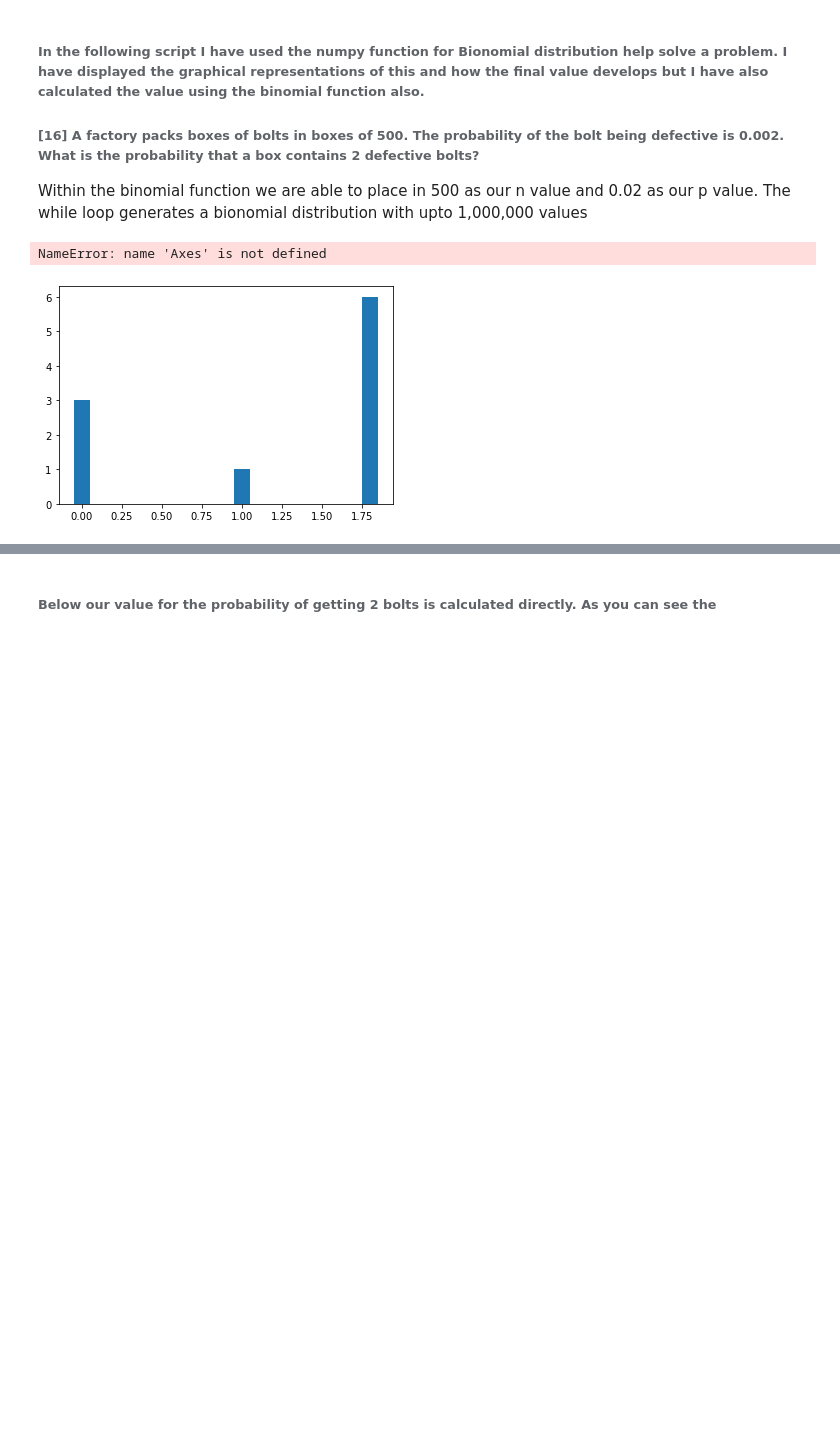
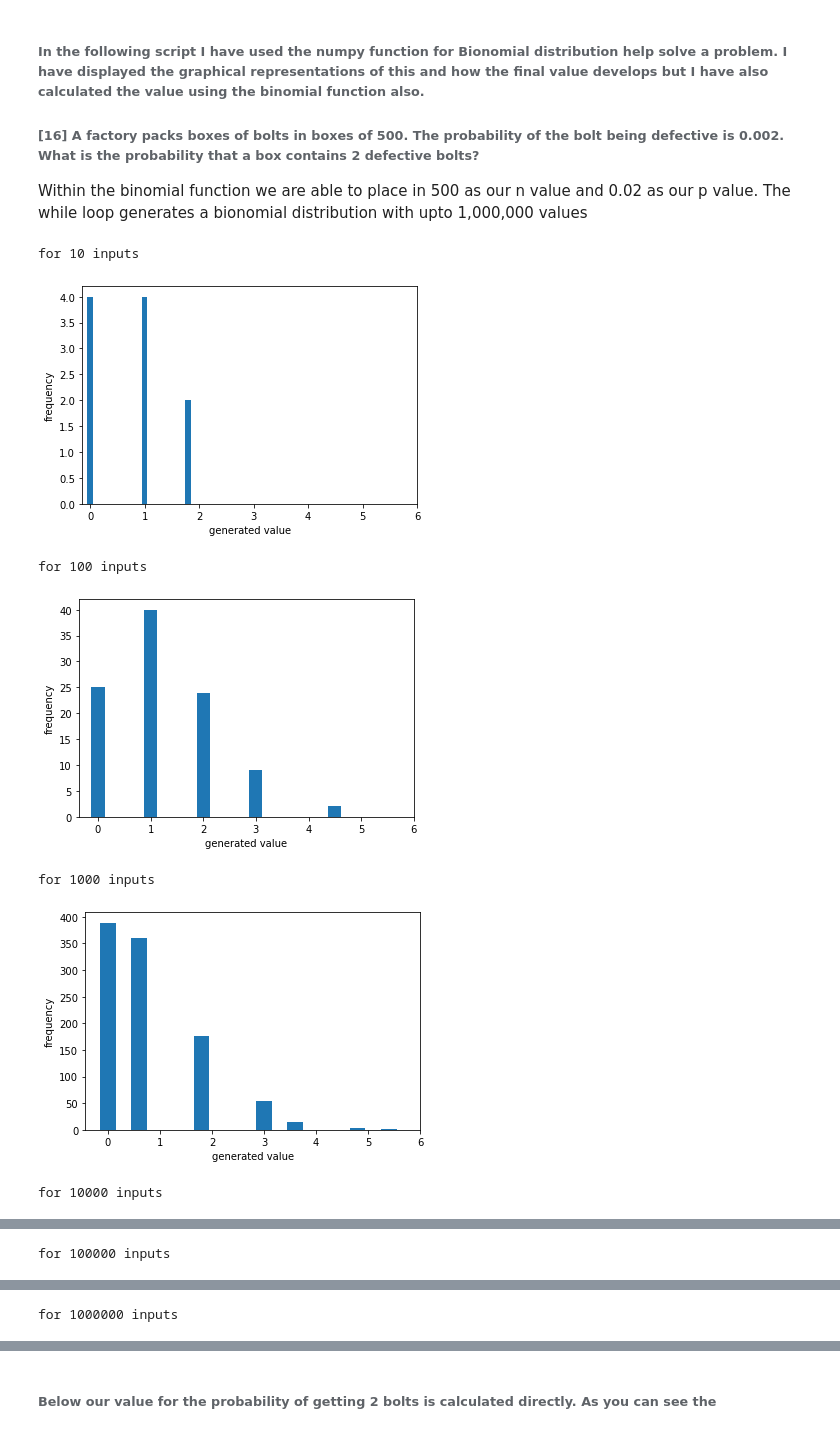
Before and after one commit to Jonathangmit/numpy-random-assignment, a Jupyter notebook: numpy-assignment.ipynb, the cells around one changed output, grey strips where cells are left out. Saved outputs shown, nothing was run; the diff lists cells and outputs as text; code cells hidden in the pictures; blank space fills up the shorter version.

```diff
--- a/numpy-assignment.ipynb
+++ b/numpy-assignment.ipynb
@@ -206,7 +205,7 @@ import numpy as np
 import matplotlib.pyplot as plt
 x=10
 while x <= 1000000:
-    n = np.random.standard_normal(size=x)
+    n = rng.standard_normal(size=x)
     plt.hist(n,bins=100)
     plt.xlabel('generated value')
     plt.ylabel('fequency')
@@ -233,7 +232,7 @@ import numpy as np
 import matplotlib.pyplot as plt
 x=10
 while x <= 1000000:
-    n = np.random.normal(150, 17.62,size=x)
+    n = rng.normal(150, 17.62,size=x)
     plt.hist(n,bins=100)
     plt.xlabel('generated value')
     plt.ylabel('fequency')
@@ -264,16 +263,21 @@ Within the binomial function we are able to place in 500 as our n value and 0.02
 # %%
 import numpy as np
 import matplotlib.pyplot as plt
 x=10
 while x <= 1000000:
-    n = np.random.binomial(500,0.002,x)
-    plt.hist(n,bins=10,align ='left', rwidth =0.5)
-    Axes.axis
+    n = rng.binomial(500,0.002,x)
+    plt.hist(n,align ='left', rwidth =0.5)
+    plt.xticks(range(7))
     plt.xlabel('generated value')
     plt.ylabel('frequency')
     print("for", str(x), "inputs")
     plt.show()
     x=x*10
 # %% [output]
-NameError: name 'Axes' is not defined
+for 10 inputs
-[figure, old version]
+[figure, new version]
+for 100 inputs
+[figure, added]
+for 1000 inputs
+[figure, added]
+for 10000 inputs
@@ -279,0 +285 @@ NameError: name 'Axes' is not defined
+for 100000 inputs
@@ -279,0 +287 @@ NameError: name 'Axes' is not defined
+for 1000000 inputs
```
Also changed, not shown: parts of 16 cells of this notebook.
